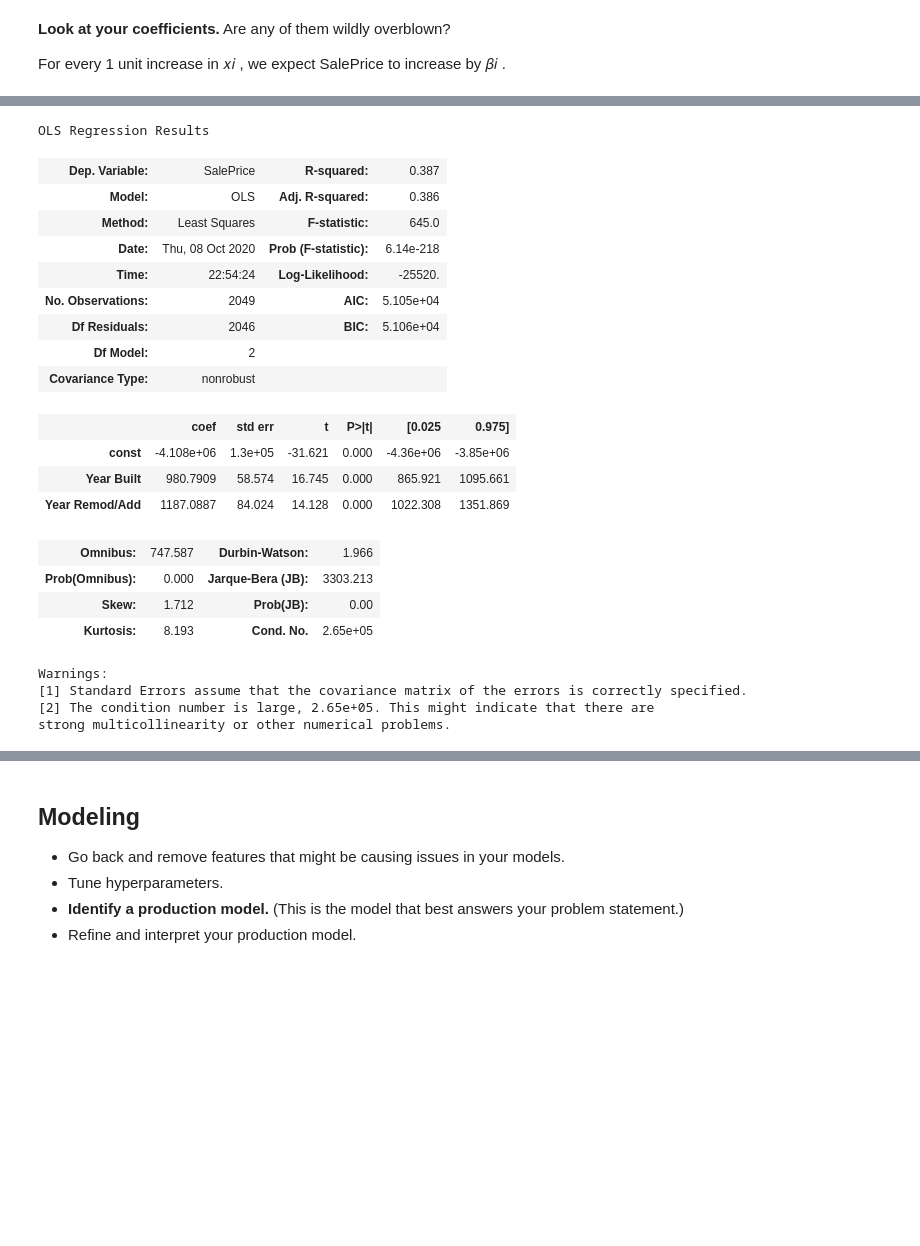
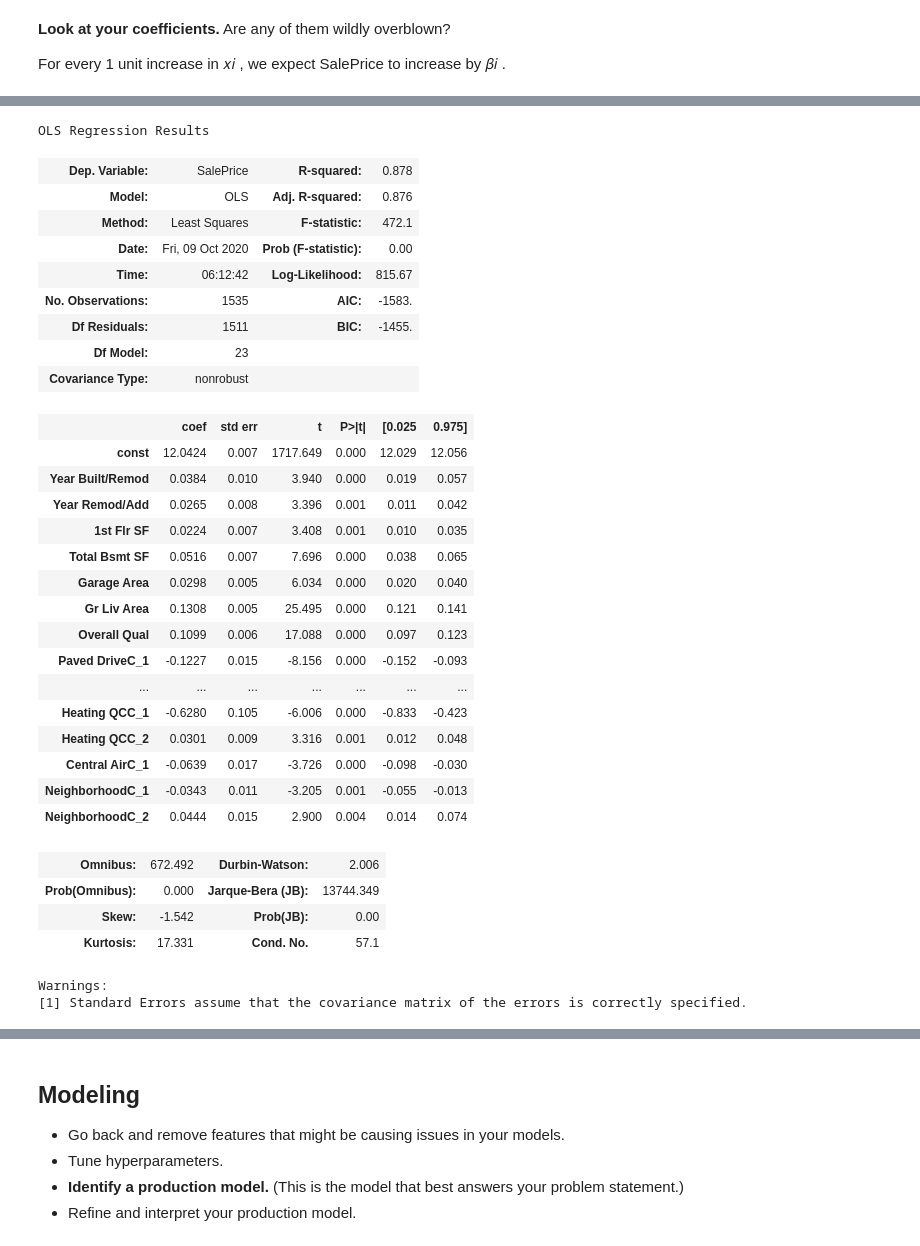
Before and after one commit to griffinbran/Real-Estate-Statistical-Modeling, a Jupyter notebook: code/03_Model_Benchmarks.ipynb, the cells around one changed output, grey strips where cells are left out. Cells and saved outputs as stored; diff of their text form; code cells hidden in the pictures; blank space fills up the shorter version.

Commit message:
Times up!

```diff
--- a/code/03_Model_Benchmarks.ipynb
+++ b/code/03_Model_Benchmarks.ipynb
@@ -304,34 +264,41 @@ plt.title(f'Linear Regression Model', fontsize=15);
-# %%
-train_df = pd.read_csv('../data/datasets/clean_train.csv')
-X5 = train_df[['Year Built', 'Year Remod/Add']]
-y5 = train_df['SalePrice']
-
-X5 = sm.add_constant(X5, prepend=True)
-results = sm.OLS(y5, X5).fit()
-results.summary()
-# %% [output]
-OLS Regression Results
-| Dep. Variable: | SalePrice | R-squared: | 0.387 |
-| Model: | OLS | Adj. R-squared: | 0.386 |
-| Method: | Least Squares | F-statistic: | 645.0 |
-| Date: | Thu, 08 Oct 2020 | Prob (F-statistic): | 6.14e-218 |
-| Time: | 22:54:24 | Log-Likelihood: | -25520. |
-| No. Observations: | 2049 | AIC: | 5.105e+04 |
-| Df Residuals: | 2046 | BIC: | 5.106e+04 |
-| Df Model: | 2 |  |  |
-| Covariance Type: | nonrobust |  |  |
-|  | coef | std err | t | P>|t| | [0.025 | 0.975] |
-| const | -4.108e+06 | 1.3e+05 | -31.621 | 0.000 | -4.36e+06 | -3.85e+06 |
-| Year Built | 980.7909 | 58.574 | 16.745 | 0.000 | 865.921 | 1095.661 |
-| Year Remod/Add | 1187.0887 | 84.024 | 14.128 | 0.000 | 1022.308 | 1351.869 |
-| Omnibus: | 747.587 | Durbin-Watson: | 1.966 |
-| Prob(Omnibus): | 0.000 | Jarque-Bera (JB): | 3303.213 |
-| Skew: | 1.712 | Prob(JB): | 0.00 |
-| Kurtosis: | 8.193 | Cond. No. | 2.65e+05 |
-Warnings:
-[1] Standard Errors assume that the covariance matrix of the errors is correctly specified.
-[2] The condition number is large, 2.65e+05. This might indicate that there are
-strong multicollinearity or other numerical problems.
+# %%
+# Investigate p-values
+Z_train4 = sm.add_constant(Z_train4, prepend=True)
+results = sm.OLS(y_train4, Z_train4).fit()
+results.summary()
+# %% [output]
+OLS Regression Results
+| Dep. Variable: | SalePrice | R-squared: | 0.878 |
+| Model: | OLS | Adj. R-squared: | 0.876 |
+| Method: | Least Squares | F-statistic: | 472.1 |
+| Date: | Fri, 09 Oct 2020 | Prob (F-statistic): | 0.00 |
+| Time: | 06:12:42 | Log-Likelihood: | 815.67 |
+| No. Observations: | 1535 | AIC: | -1583. |
+| Df Residuals: | 1511 | BIC: | -1455. |
+| Df Model: | 23 |  |  |
+| Covariance Type: | nonrobust |  |  |
+|  | coef | std err | t | P>|t| | [0.025 | 0.975] |
+| const | 12.0424 | 0.007 | 1717.649 | 0.000 | 12.029 | 12.056 |
+| Year Built/Remod | 0.0384 | 0.010 | 3.940 | 0.000 | 0.019 | 0.057 |
+| Year Remod/Add | 0.0265 | 0.008 | 3.396 | 0.001 | 0.011 | 0.042 |
+| 1st Flr SF | 0.0224 | 0.007 | 3.408 | 0.001 | 0.010 | 0.035 |
+| Total Bsmt SF | 0.0516 | 0.007 | 7.696 | 0.000 | 0.038 | 0.065 |
+| Garage Area | 0.0298 | 0.005 | 6.034 | 0.000 | 0.020 | 0.040 |
+| Gr Liv Area | 0.1308 | 0.005 | 25.495 | 0.000 | 0.121 | 0.141 |
+| Overall Qual | 0.1099 | 0.006 | 17.088 | 0.000 | 0.097 | 0.123 |
+| Paved DriveC_1 | -0.1227 | 0.015 | -8.156 | 0.000 | -0.152 | -0.093 |
+| ... | ... | ... | ... | ... | ... | ... |
+| Heating QCC_1 | -0.6280 | 0.105 | -6.006 | 0.000 | -0.833 | -0.423 |
+| Heating QCC_2 | 0.0301 | 0.009 | 3.316 | 0.001 | 0.012 | 0.048 |
+| Central AirC_1 | -0.0639 | 0.017 | -3.726 | 0.000 | -0.098 | -0.030 |
+| NeighborhoodC_1 | -0.0343 | 0.011 | -3.205 | 0.001 | -0.055 | -0.013 |
+| NeighborhoodC_2 | 0.0444 | 0.015 | 2.900 | 0.004 | 0.014 | 0.074 |
+| Omnibus: | 672.492 | Durbin-Watson: | 2.006 |
+| Prob(Omnibus): | 0.000 | Jarque-Bera (JB): | 13744.349 |
+| Skew: | -1.542 | Prob(JB): | 0.00 |
+| Kurtosis: | 17.331 | Cond. No. | 57.1 |
+Warnings:
+[1] Standard Errors assume that the covariance matrix of the errors is correctly specified.
 # %%
 feature_dict = {}
 for i in range(len(features)):
```
Also changed, not shown: parts of 27 cells of this notebook, 17 other files.
